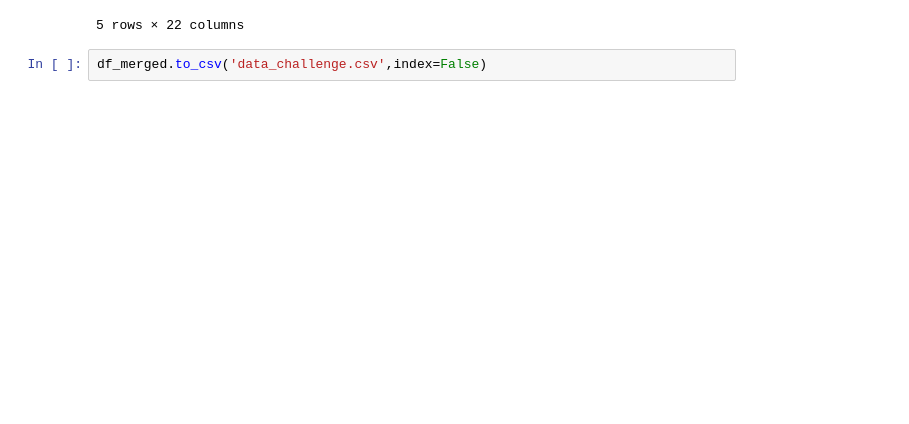
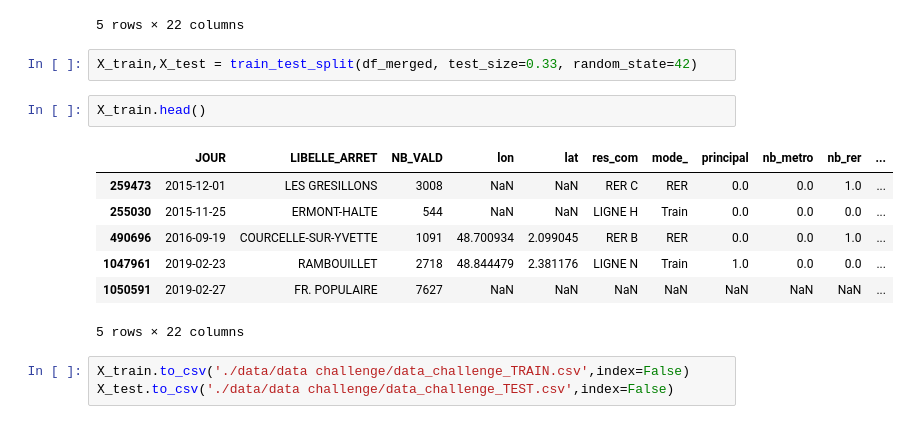
Before and after one commit to p-desaintchamas/datacamp-challenge-creation, a Jupyter notebook: merge_aggregate_data.ipynb, the cells around one changed output. Saved outputs shown, nothing was run; the diff lists cells and outputs as text; blank space fills up the shorter version.

```diff
--- a/merge_aggregate_data.ipynb
+++ b/merge_aggregate_data.ipynb
@@ -477,5 +494,18 @@ df_merged.head()
 | 3 | 2015-01-01 | ACHERES-VILLE | 482 | 48.970248 | 2.077672 | LIGNE L / RER A | Train / RER | 0.0 | 0.0 | 1.0 | ... |
 | 4 | 2015-01-01 | AEROPORT CHARLES DE GAULLE 1 | 1257 | 49.010400 | 2.561357 | RER B / CDGVAL | RER / Navette | 0.0 | 0.0 | 1.0 | ... |
 5 rows × 22 columns
-# %%
-df_merged.to_csv('data_challenge.csv',index=False)
+# %%
+X_train,X_test = train_test_split(df_merged, test_size=0.33, random_state=42)
+# %%
+X_train.head()
+# %% [output]
+|  | JOUR | LIBELLE_ARRET | NB_VALD | lon | lat | res_com | mode_ | principal | nb_metro | nb_rer | ... |
+| 259473 | 2015-12-01 | LES GRESILLONS | 3008 | NaN | NaN | RER C | RER | 0.0 | 0.0 | 1.0 | ... |
+| 255030 | 2015-11-25 | ERMONT-HALTE | 544 | NaN | NaN | LIGNE H | Train | 0.0 | 0.0 | 0.0 | ... |
+| 490696 | 2016-09-19 | COURCELLE-SUR-YVETTE | 1091 | 48.700934 | 2.099045 | RER B | RER | 0.0 | 0.0 | 1.0 | ... |
+| 1047961 | 2019-02-23 | RAMBOUILLET | 2718 | 48.844479 | 2.381176 | LIGNE N | Train | 1.0 | 0.0 | 0.0 | ... |
+| 1050591 | 2019-02-27 | FR. POPULAIRE | 7627 | NaN | NaN | NaN | NaN | NaN | NaN | NaN | ... |
+5 rows × 22 columns
+# %%
+X_train.to_csv('./data/data challenge/data_challenge_TRAIN.csv',index=False)
+X_test.to_csv('./data/data challenge/data_challenge_TEST.csv',index=False)
```
Also changed, not shown: parts of 5 cells of this notebook, 1 other file.
